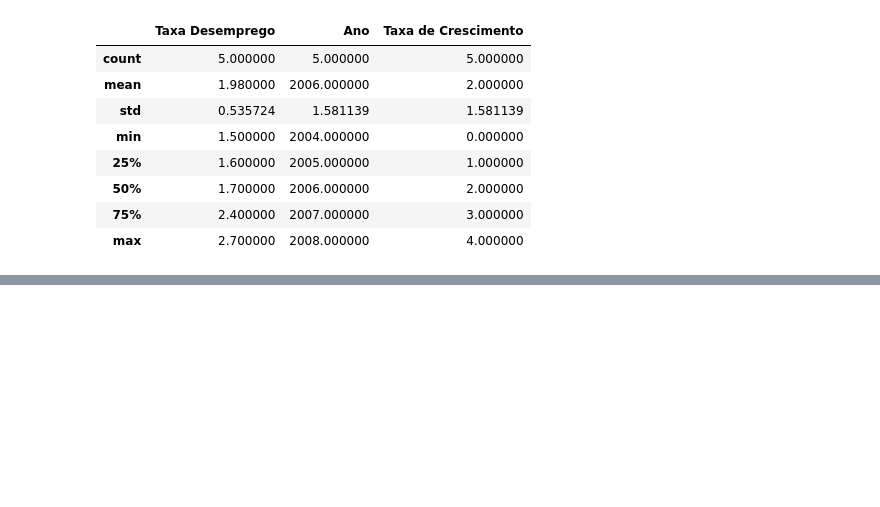
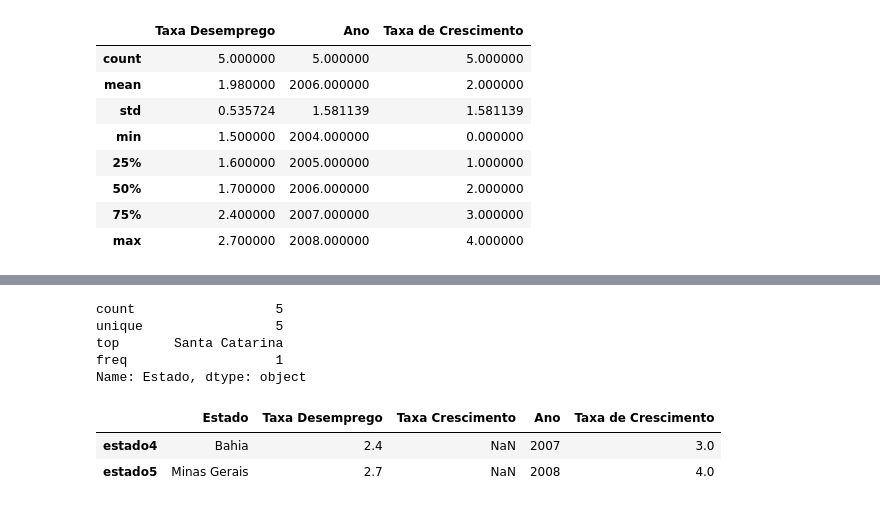
Before and after one commit to GGMmattos/Machine-Learning-And-Data-Science, a Jupyter notebook: Pandas.ipynb, the cells around one changed output, grey strips where cells are left out. Saved outputs shown, nothing was run; the diff lists cells and outputs as text; code cells hidden in the pictures; blank space fills up the shorter version.

```diff
--- a/Pandas.ipynb
+++ b/Pandas.ipynb
@@ -158,0 +204,16 @@ df2.describe()
+# %%
+df2.Estado.describe()
+# %% [output]
+count                  5
+unique                 5
+top       Santa Catarina
+freq                   1
+Name: Estado, dtype: object
+# %%
+df3 = df2.query('`Taxa Desemprego` > 2')
+# %%
+df3
+# %% [output]
+|  | Estado | Taxa Desemprego | Taxa Crescimento | Ano | Taxa de Crescimento |
+| estado4 | Bahia | 2.4 | NaN | 2007 | 3.0 |
+| estado5 | Minas Gerais | 2.7 | NaN | 2008 | 4.0 |
```
Also changed, not shown: parts of 7 cells of this notebook.
